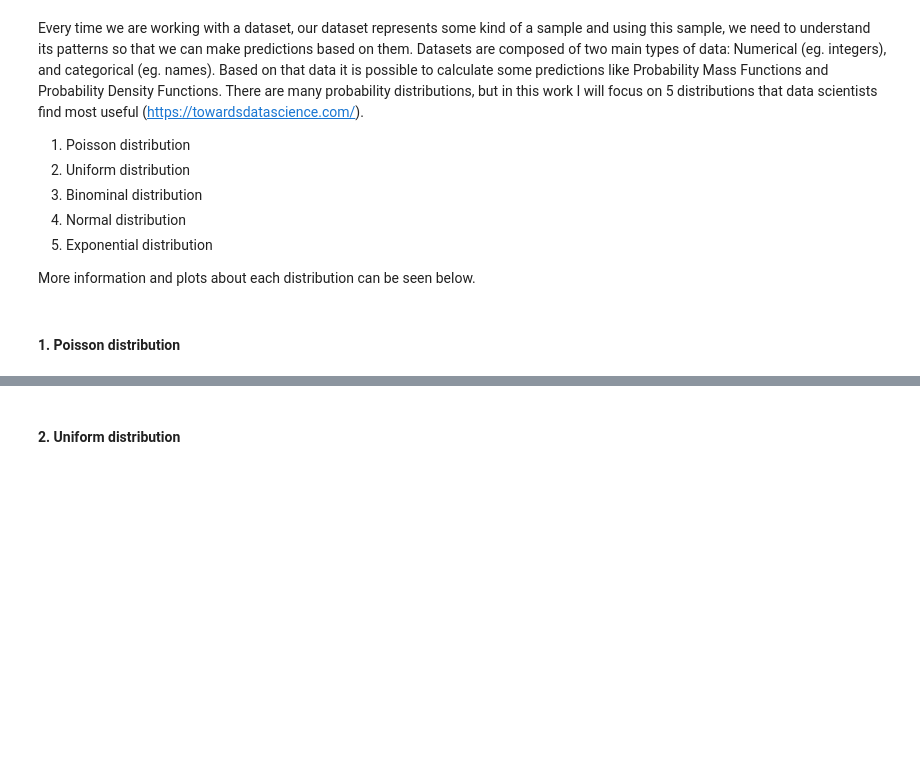
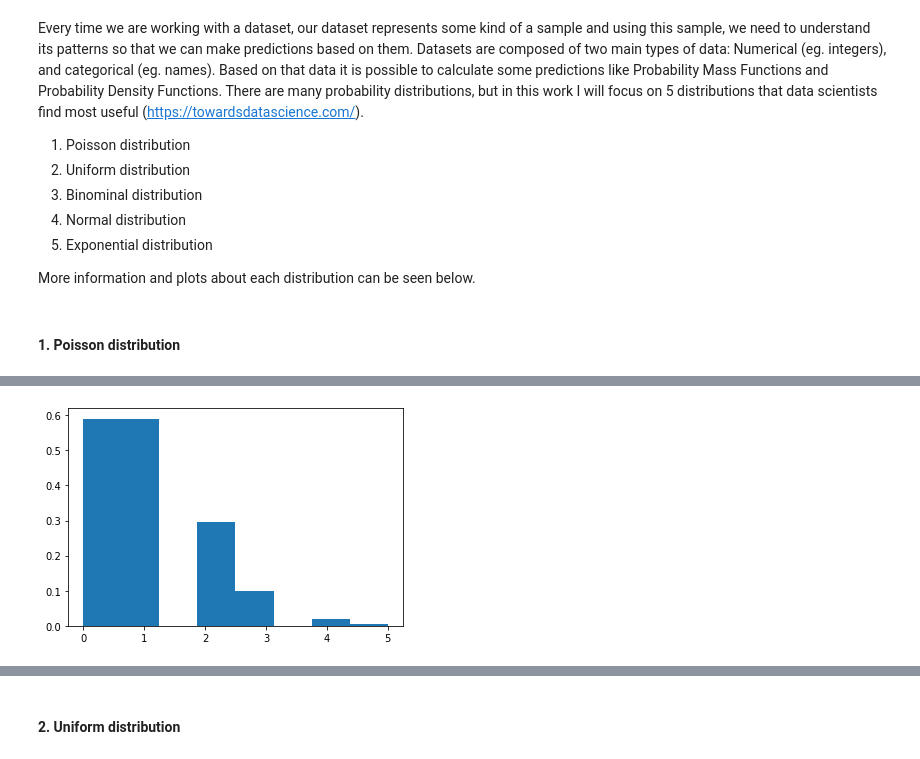
Before and after one commit to doriszd/numpy-random_new, a Jupyter notebook: Programming for Data Analysis - Assignment 2019.ipynb, the cells around one changed output, grey strips where cells are left out. Cells and saved outputs as stored; diff of their text form; code cells hidden in the pictures; blank space fills up the shorter version.

```diff
--- a/Programming for Data Analysis - Assignment 2019.ipynb
+++ b/Programming for Data Analysis - Assignment 2019.ipynb
@@ -348,0 +357,5 @@ https://www.onlinemathlearning.com/poisson-distribution.html
+# %%
+# Import numpy as np
+import numpy as np
+# I defined b as numpy random function using poisson distribution
+b = np.random.poisson(1, 1000)
@@ -349 +383,7 @@ https://www.onlinemathlearning.com/poisson-distribution.html
+# %%
+import matplotlib.pyplot as plt
+count, bins, ignored = plt.hist(b, 8, density=True)
+plt.show()
+# %% [output]
+[figure, added]
 # %%
```
Also changed, not shown: parts of 29 cells of this notebook, 1 other file.
